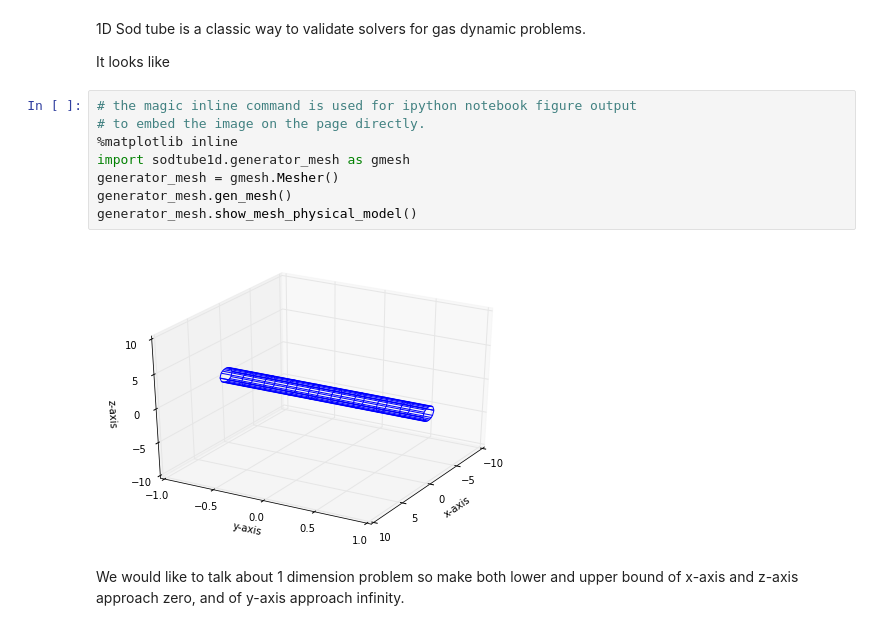
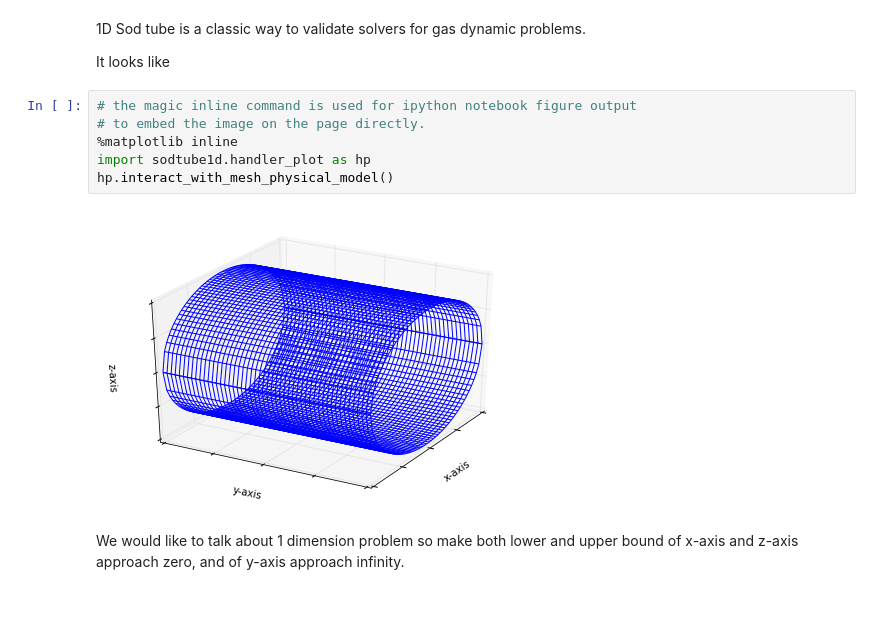
Before and after one commit to solvcon/solvcon, a Jupyter notebook: sandbox/gasdyn/tube/sodtube1d.ipynb, the cells around one changed output. Drawn from its saved outputs; the diff is of its cells as text.

Commit message:
implement an interactive bar for users to zoom in and out the mesh physical model.

```diff
--- a/sandbox/gasdyn/tube/sodtube1d.ipynb
+++ b/sandbox/gasdyn/tube/sodtube1d.ipynb
@@ -6,13 +6,11 @@ It looks like
 # %%
 # the magic inline command is used for ipython notebook figure output
 # to embed the image on the page directly.
 %matplotlib inline
-import sodtube1d.generator_mesh as gmesh
-generator_mesh = gmesh.Mesher()
-generator_mesh.gen_mesh()
-generator_mesh.show_mesh_physical_model()
+import sodtube1d.handler_plot as hp
+hp.interact_with_mesh_physical_model()
 # %% [output]
-[figure, old version]
+[figure, new version]
 # %% [markdown]
 We would like to talk about 1 dimension problem so make both lower and upper bound of x-axis and z-axis approach zero, and of y-axis approach infinity.
 # %% [markdown]
```
Also changed, not shown: parts of 2 cells of this notebook, 2 other files.
